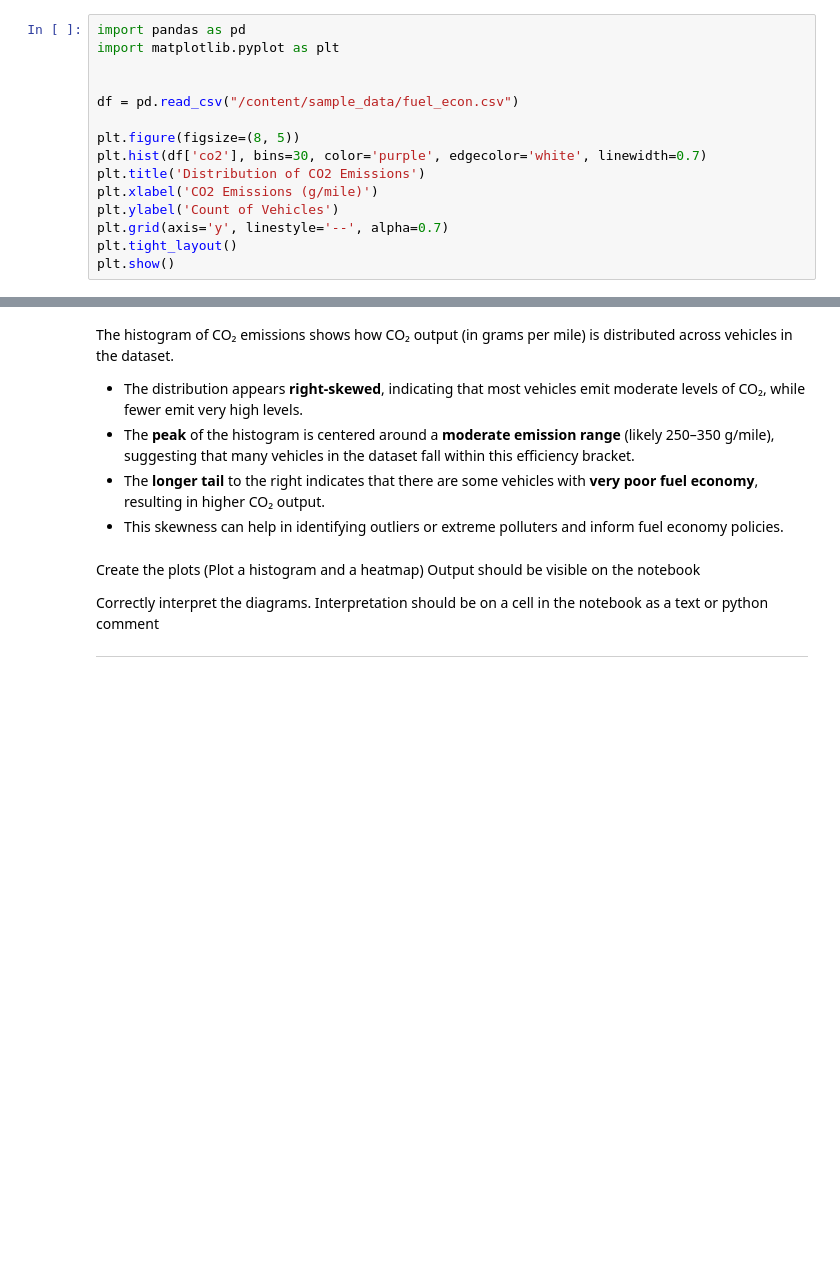
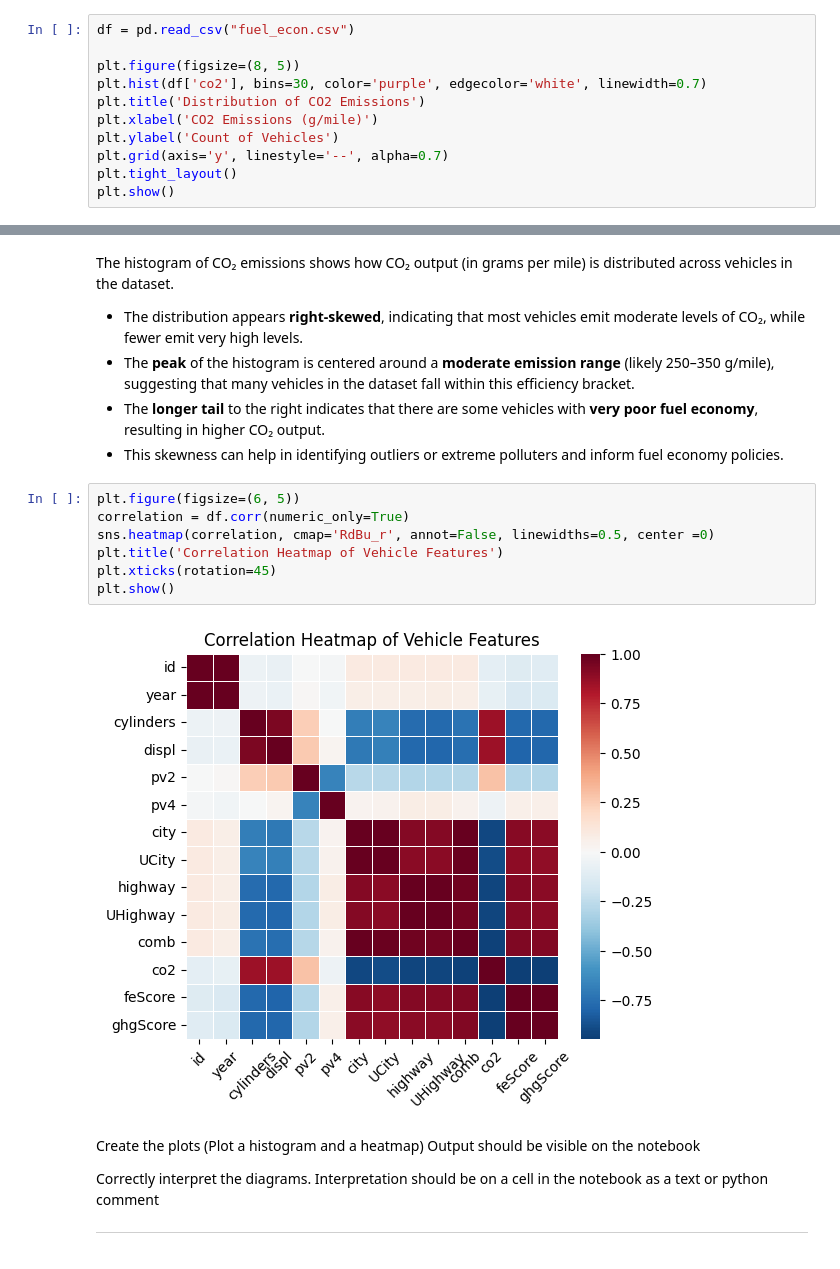
Before and after one commit to denismitali17/project-plotting, a Jupyter notebook: Plotting_Assignment.ipynb, the cells around one changed output, grey strips where cells are left out. Drawn from its saved outputs; the diff is of its cells as text; blank space fills up the shorter version.

```diff
--- a/Plotting_Assignment.ipynb
+++ b/Plotting_Assignment.ipynb
@@ -75,11 +64,7 @@ There are fewer vehicles at the low end (<15 MPG), likely representing heavy-dut
 
 This distribution suggests that the dataset mostly consists of moderately fuel-efficient vehicles.
 # %%
-import pandas as pd
-import matplotlib.pyplot as plt
-
-
-df = pd.read_csv("/content/sample_data/fuel_econ.csv")
+df = pd.read_csv("fuel_econ.csv")
 
 plt.figure(figsize=(8, 5))
 plt.hist(df['co2'], bins=30, color='purple', edgecolor='white', linewidth=0.7)
@@ -98,6 +83,15 @@ The histogram of CO₂ emissions shows how CO₂ output (in grams per mile) is d
 - The **peak** of the histogram is centered around a **moderate emission range** (likely 250–350 g/mile), suggesting that many vehicles in the dataset fall within this efficiency bracket.
 - The **longer tail** to the right indicates that there are some vehicles with **very poor fuel economy**, resulting in higher CO₂ output.
 - This skewness can help in identifying outliers or extreme polluters and inform fuel economy policies.
+# %%
+plt.figure(figsize=(6, 5))
+correlation = df.corr(numeric_only=True)
+sns.heatmap(correlation, cmap='RdBu_r', annot=False, linewidths=0.5, center =0)
+plt.title('Correlation Heatmap of Vehicle Features')
+plt.xticks(rotation=45)
+plt.show()
+# %% [output]
+[figure, added]
 # %% [markdown]
 Create the plots (Plot a histogram and a heatmap) Output should be visible on the notebook
 
```
Also changed, not shown: parts of 5 cells of this notebook, 1 other file.
